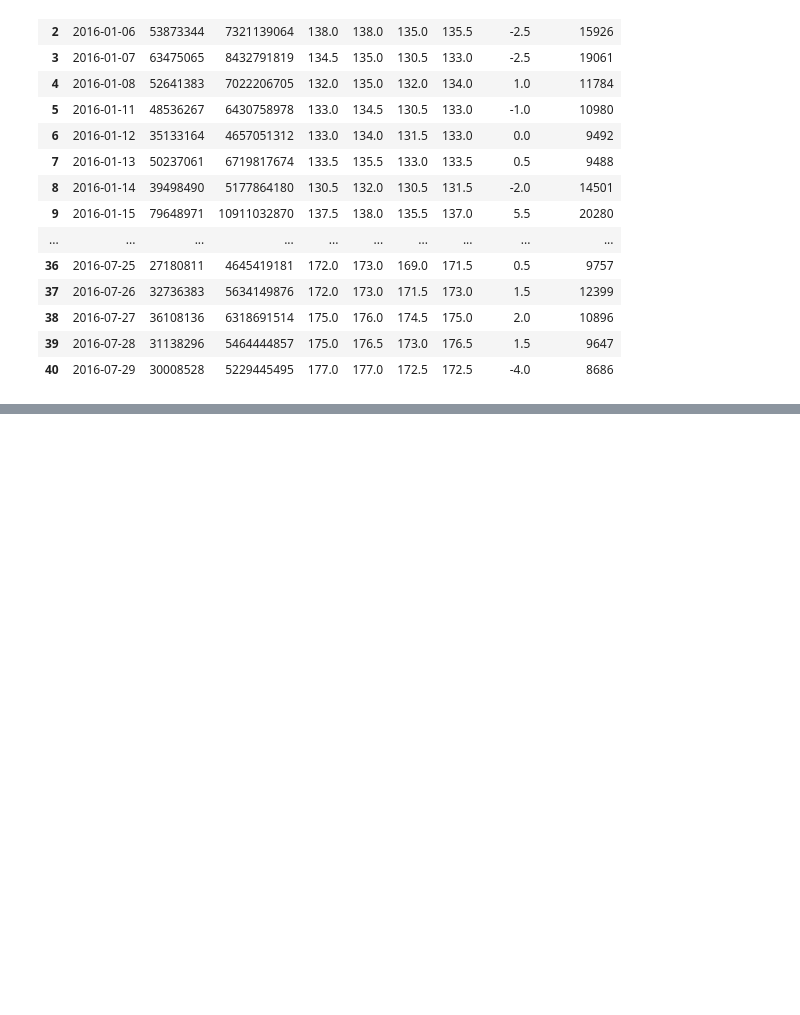
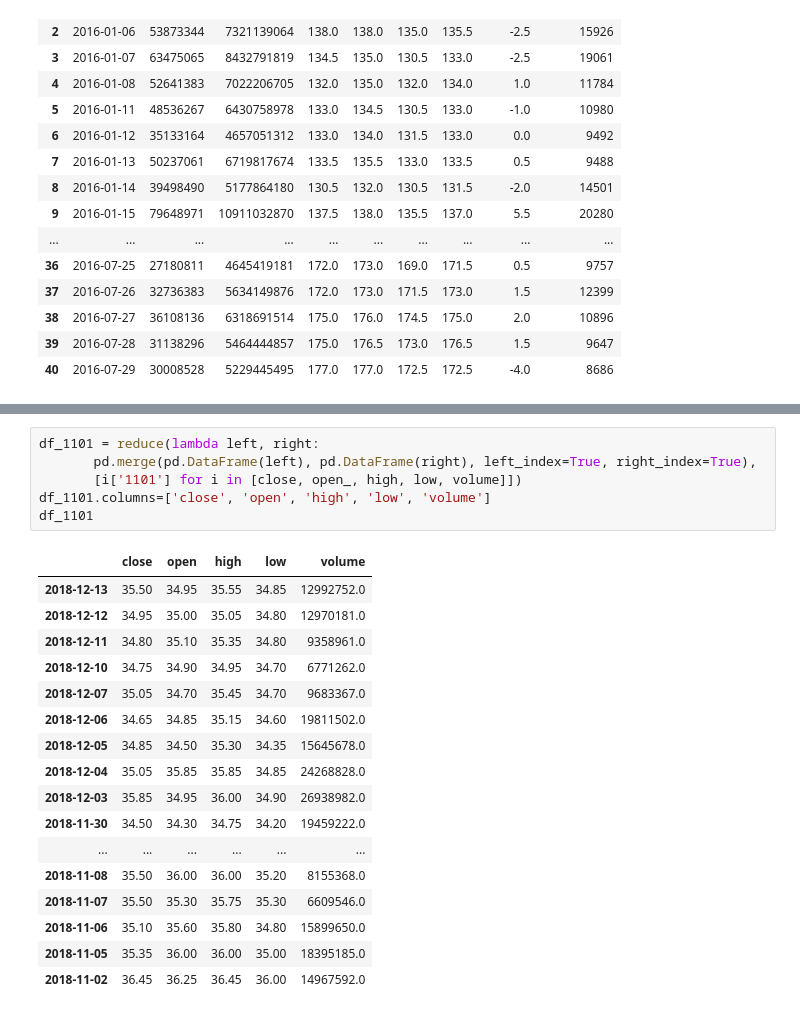
Before and after one commit to gary136/Work_files, a Jupyter notebook: stock.ipynb, the cells around one changed output, grey strips where cells are left out. Drawn from its saved outputs; the diff is of its cells as text; blank space fills up the shorter version.

```diff
--- a/stock.ipynb
+++ b/stock.ipynb
@@ -661,0 +733,24 @@ pd.DataFrame(dd)
+# %%
+df_1101 = reduce(lambda left, right:
+       pd.merge(pd.DataFrame(left), pd.DataFrame(right), left_index=True, right_index=True),
+       [i['1101'] for i in [close, open_, high, low, volume]])
+df_1101.columns=['close', 'open', 'high', 'low', 'volume']
+df_1101
+# %% [output]
+|  | close | open | high | low | volume |
+| 2018-12-13 | 35.50 | 34.95 | 35.55 | 34.85 | 12992752.0 |
+| 2018-12-12 | 34.95 | 35.00 | 35.05 | 34.80 | 12970181.0 |
+| 2018-12-11 | 34.80 | 35.10 | 35.35 | 34.80 | 9358961.0 |
+| 2018-12-10 | 34.75 | 34.90 | 34.95 | 34.70 | 6771262.0 |
+| 2018-12-07 | 35.05 | 34.70 | 35.45 | 34.70 | 9683367.0 |
+| 2018-12-06 | 34.65 | 34.85 | 35.15 | 34.60 | 19811502.0 |
+| 2018-12-05 | 34.85 | 34.50 | 35.30 | 34.35 | 15645678.0 |
+| 2018-12-04 | 35.05 | 35.85 | 35.85 | 34.85 | 24268828.0 |
+| 2018-12-03 | 35.85 | 34.95 | 36.00 | 34.90 | 26938982.0 |
+| 2018-11-30 | 34.50 | 34.30 | 34.75 | 34.20 | 19459222.0 |
+| ... | ... | ... | ... | ... | ... |
+| 2018-11-08 | 35.50 | 36.00 | 36.00 | 35.20 | 8155368.0 |
+| 2018-11-07 | 35.50 | 35.30 | 35.75 | 35.30 | 6609546.0 |
+| 2018-11-06 | 35.10 | 35.60 | 35.80 | 34.80 | 15899650.0 |
+| 2018-11-05 | 35.35 | 36.00 | 36.00 | 35.00 | 18395185.0 |
+| 2018-11-02 | 36.45 | 36.25 | 36.45 | 36.00 | 14967592.0 |
```
Also changed, not shown: parts of 23 cells of this notebook, 5 other files.
